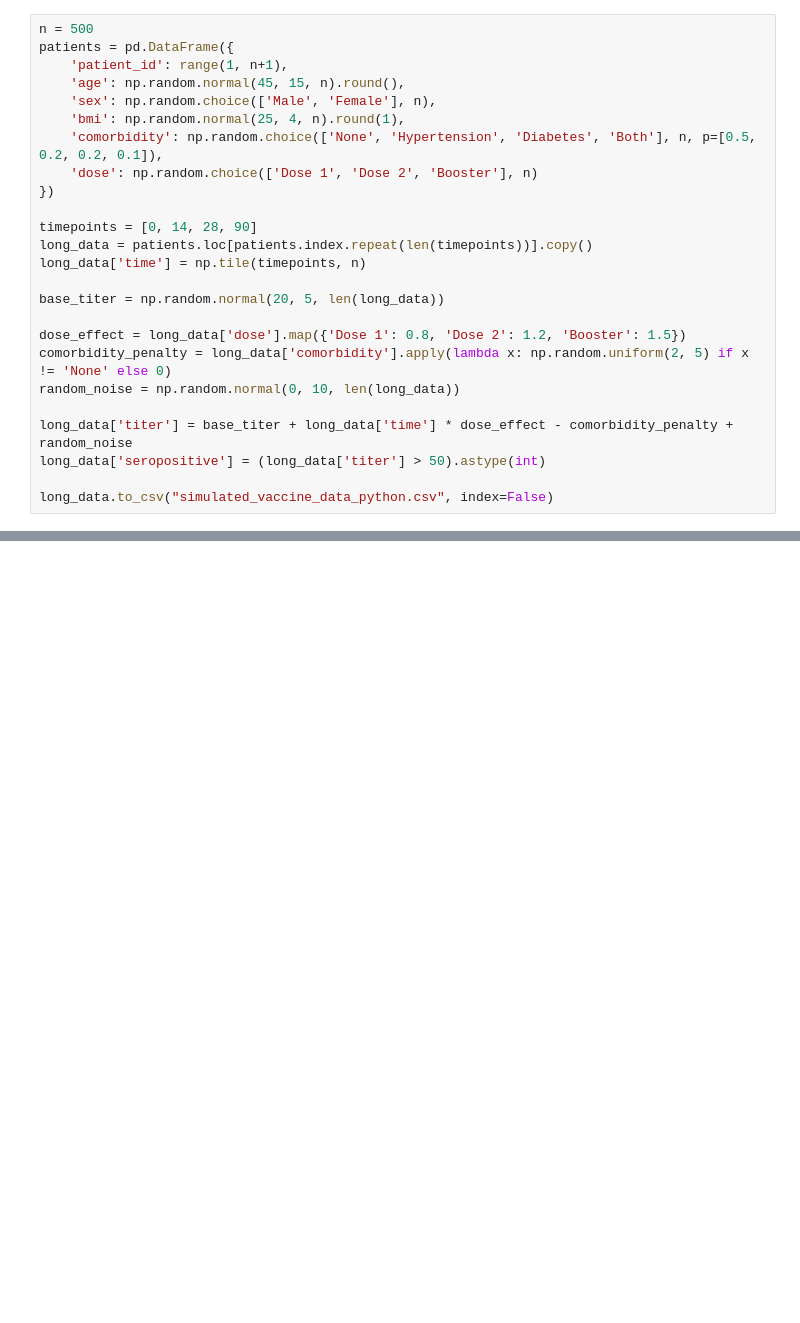
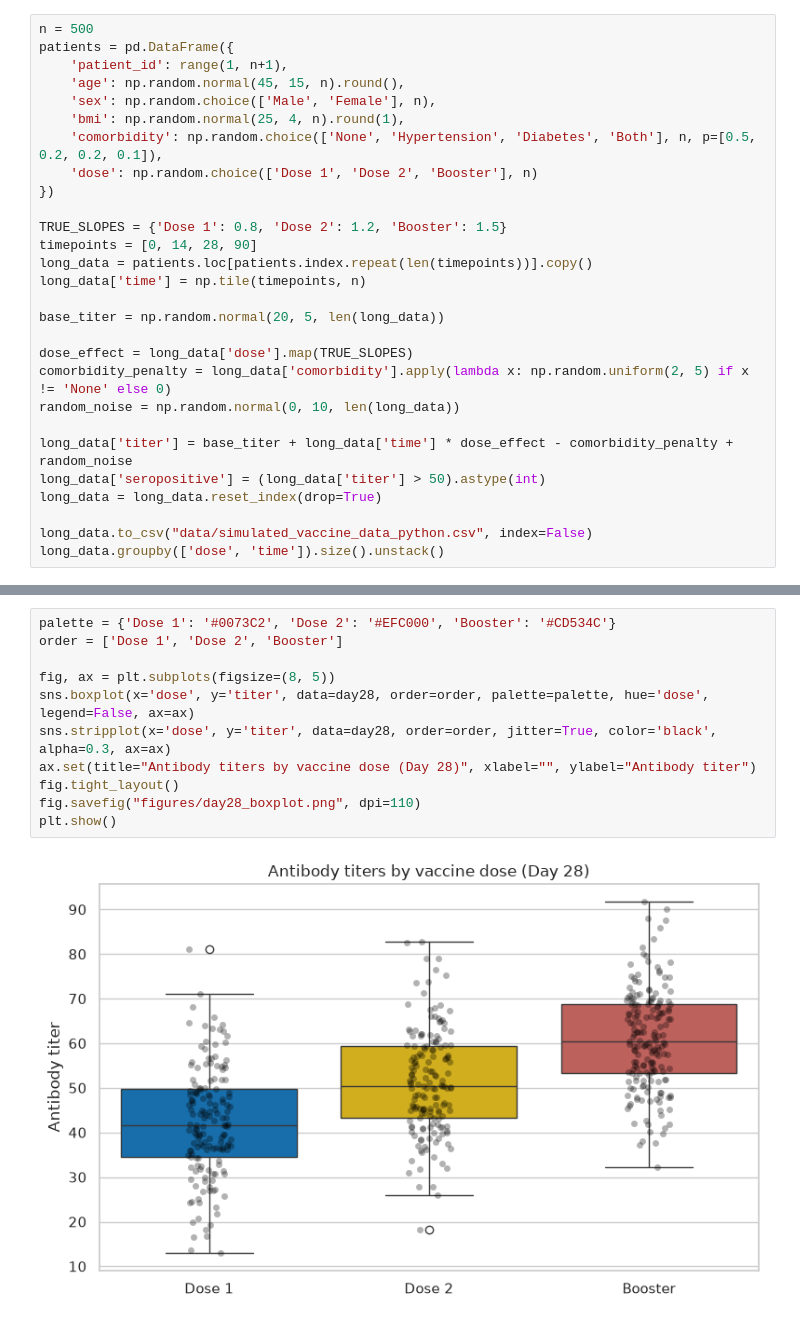
Before and after one commit to lukahere007/Vaccine-Simulation-Python, a Jupyter notebook: Vaccine_response_simulation.ipynb, the cells around one changed output, grey strips where cells are left out. Saved outputs shown, nothing was run; the diff lists cells and outputs as text; blank space fills up the shorter version.

```diff
--- a/Vaccine_response_simulation.ipynb
+++ b/Vaccine_response_simulation.ipynb
@@ -31,17 +54,20 @@ patients = pd.DataFrame({
     'dose': np.random.choice(['Dose 1', 'Dose 2', 'Booster'], n)
 })
 
+TRUE_SLOPES = {'Dose 1': 0.8, 'Dose 2': 1.2, 'Booster': 1.5}
 timepoints = [0, 14, 28, 90]
 long_data = patients.loc[patients.index.repeat(len(timepoints))].copy()
 long_data['time'] = np.tile(timepoints, n)
 
 base_titer = np.random.normal(20, 5, len(long_data))
 
-dose_effect = long_data['dose'].map({'Dose 1': 0.8, 'Dose 2': 1.2, 'Booster': 1.5})
+dose_effect = long_data['dose'].map(TRUE_SLOPES)
 comorbidity_penalty = long_data['comorbidity'].apply(lambda x: np.random.uniform(2, 5) if x != 'None' else 0)
 random_noise = np.random.normal(0, 10, len(long_data))
 
 long_data['titer'] = base_titer + long_data['time'] * dose_effect - comorbidity_penalty + random_noise
 long_data['seropositive'] = (long_data['titer'] > 50).astype(int)
+long_data = long_data.reset_index(drop=True)
 
-long_data.to_csv("simulated_vaccine_data_python.csv", index=False)
+long_data.to_csv("data/simulated_vaccine_data_python.csv", index=False)
+long_data.groupby(['dose', 'time']).size().unstack()
@@ -136,0 +138,13 @@ These findings have both statistical and practical significance. Statistically,
+# %%
+palette = {'Dose 1': '#0073C2', 'Dose 2': '#EFC000', 'Booster': '#CD534C'}
+order = ['Dose 1', 'Dose 2', 'Booster']
+
+fig, ax = plt.subplots(figsize=(8, 5))
+sns.boxplot(x='dose', y='titer', data=day28, order=order, palette=palette, hue='dose', legend=False, ax=ax)
+sns.stripplot(x='dose', y='titer', data=day28, order=order, jitter=True, color='black', alpha=0.3, ax=ax)
+ax.set(title="Antibody titers by vaccine dose (Day 28)", xlabel="", ylabel="Antibody titer")
+fig.tight_layout()
+fig.savefig("figures/day28_boxplot.png", dpi=110)
+plt.show()
+# %% [output]
+[figure, added]
```
Also changed, not shown: parts of 31 cells of this notebook, 8 other files.
